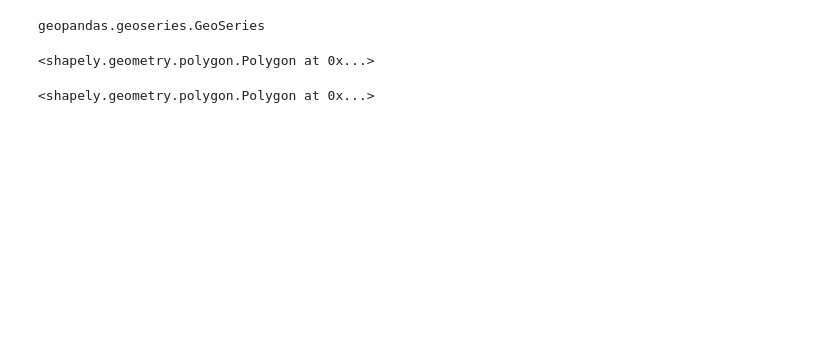
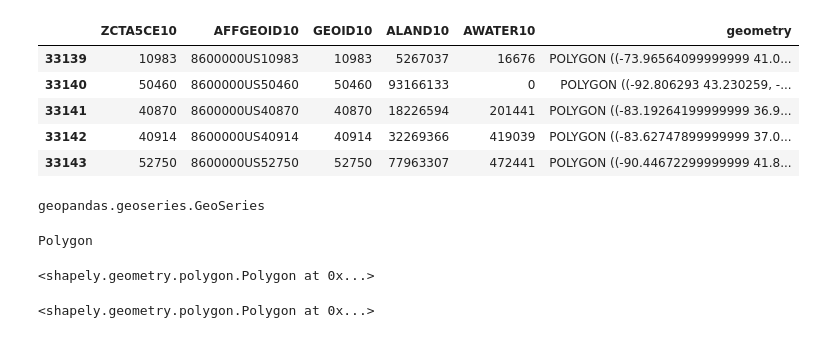
Before and after one commit to sistre/MMM, a Jupyter notebook: census_data_maps/choropleth maps.ipynb, the cells around one changed output. Cells and saved outputs as stored; diff of their text form; code cells hidden in the pictures; blank space fills up the shorter version.

```diff
--- a/census_data_maps/choropleth maps.ipynb
+++ b/census_data_maps/choropleth maps.ipynb
@@ -50,11 +56,16 @@ df = gp.read_file('Resources/cb_2018_us_zcta510_500k.shp')
 # )
 # fig.layout.template = None
 # fig.show()
+# %%
+df.tail()
+# %% [output]
+|  | ZCTA5CE10 | AFFGEOID10 | GEOID10 | ALAND10 | AWATER10 | geometry |
+| 33139 | 10983 | 8600000US10983 | 10983 | 5267037 | 16676 | POLYGON ((-73.96564099999999 41.0... |
+| 33140 | 50460 | 8600000US50460 | 50460 | 93166133 | 0 | POLYGON ((-92.806293 43.230259, -... |
+| 33141 | 40870 | 8600000US40870 | 40870 | 18226594 | 201441 | POLYGON ((-83.19264199999999 36.9... |
+| 33142 | 40914 | 8600000US40914 | 40914 | 32269366 | 419039 | POLYGON ((-83.62747899999999 37.0... |
+| 33143 | 52750 | 8600000US52750 | 52750 | 77963307 | 472441 | POLYGON ((-90.44672299999999 41.8... |
 # %%
 type(df["geometry"])
 # %% [output]
 geopandas.geoseries.GeoSeries
-# %%
-df['geometry'][24]
-# %% [output]
-<shapely.geometry.polygon.Polygon at 0x...>
@@ -61,3 +74,9 @@ df['geometry'][24]
+# %%
+print(df['geometry'][24].type)
+df['geometry'][24]
+# %% [output]
+Polygon
+<shapely.geometry.polygon.Polygon at 0x...>
 # %%
 df['geometry'][24].simplify(0.2)
 # %% [output]
```
Also changed, not shown: parts of 14 cells of this notebook, 2 other files.
